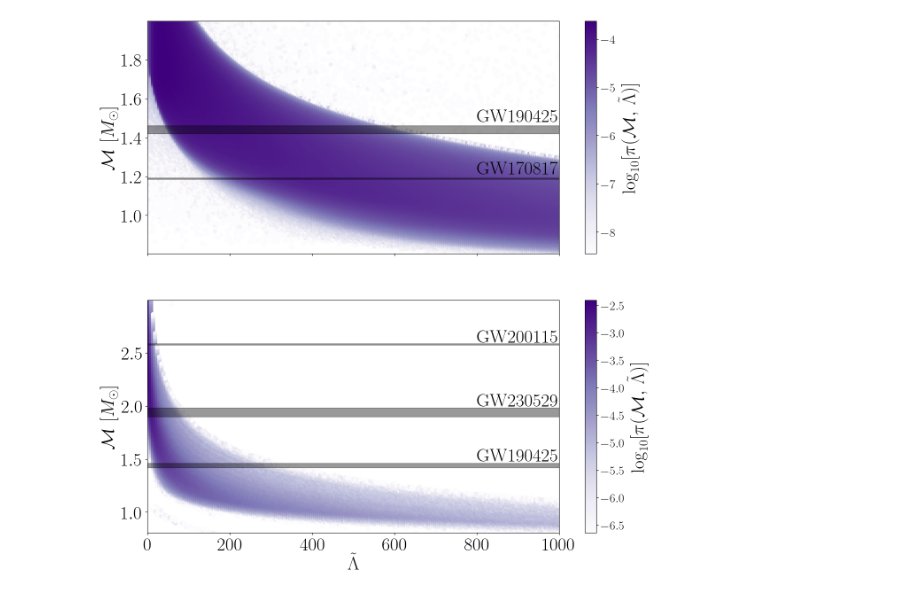
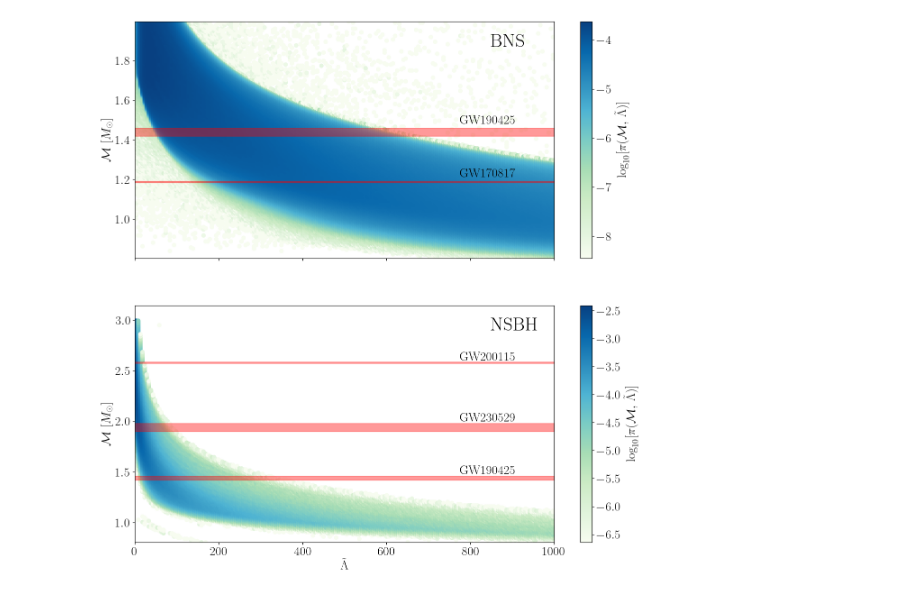
Before and after one commit to EckerChristian/MCLambdaBHNS, a Jupyter notebook: plotting_code/Fig_1_Plot_BNS_NSBH_priors.ipynb, the cells around one changed output. Saved outputs shown, nothing was run; the diff lists cells and outputs as text; code cells hidden in the pictures.

```diff
--- a/plotting_code/Fig_1_Plot_BNS_NSBH_priors.ipynb
+++ b/plotting_code/Fig_1_Plot_BNS_NSBH_priors.ipynb
@@ -107,48 +115,62 @@ Text(0.5, 0, '$\\tilde{\\Lambda}$')
 # %%
 # Increase global font size
 plt.rcParams.update({'font.size': 22})  # Adjust the size as needed
-the_fontsize = 30
+the_fontsize = 20
 # Create a figure with subplots
 fig, ax = plt.subplots(2, 1, sharex=True, figsize=(15, 15))
 
+ax[0].set_rasterized(True)
+
 # Plot the first panel (BNS)
-im1 = ax[0].scatter(tides, mass, c=np.log10(prob), cmap='Purples', alpha=1.0)
-ax[0].axhspan(1.42, 1.46, color='k', alpha=0.4)
-ax[0].annotate(r'GW190425', (800, 1.48), fontsize=the_fontsize)
-ax[0].axhspan(1.186, 1.192, color='k', alpha=0.4)
-ax[0].annotate(r'GW170817', (800, 1.212), fontsize=the_fontsize)
+#im1 = ax[0].scatter(tides, mass, c=np.log10(prob), cmap='Purples', alpha=1.0)
+im1 = ax[0].scatter(tides, mass, c=np.log10(prob), cmap='GnBu', alpha=1.0)
+ax[0].axhspan(1.42, 1.46, color='red', alpha=0.4)
+ax[0].annotate(r'GW190425', (775, 1.48), fontsize=the_fontsize)
+ax[0].axhspan(1.186, 1.192, color='red', alpha=0.4)
+ax[0].annotate(r'GW170817', (775, 1.212), fontsize=the_fontsize)
 ax[0].set_xlim(0, 1000)
 ax[0].set_ylim(min(mass), max(mass))
 ax[0].set_ylabel(r'$\mathcal{M}\,\left[M_\odot\right]$',fontsize=the_fontsize)
 
+plt.text(850, 5.7, r'${\rm BNS}$', fontsize=30)
+
 # Add a color bar to the first subplot
-fig.colorbar(im1, ax=ax[0], label=r'$\rm \log_{10}[\pi(\mathcal{M},\,\tilde{\Lambda})]$')
+#fig.colorbar(im1, ax=ax[0], label=r'$\rm \log_{10}[\pi(\mathcal{M},\,\tilde{\Lambda})]$')
+#fig.colorbar(im1, ax=ax[0])
+cb = fig.colorbar(im1, ax=ax[0])
+cb.set_label(label=r'$\rm \log_{10}[\pi(\mathcal{M},\,\tilde{\Lambda})]$', fontsize=20)
+ax[1].set_rasterized(True)
 
 # Plot the second panel (NSBH)
-im2 = ax[1].scatter(tides2, mass2, c=np.log10(prob2), cmap='Purples', alpha=1.0)
-ax[1].axhspan(1.42, 1.46, color='k', alpha=0.4)
-ax[1].annotate(r'GW190425', (800, 1.48), fontsize=the_fontsize)
-ax[1].axhspan(6.09 - 0.06, 6.09 + 0.06, color='k', alpha=0.4)
-ax[1].annotate(r'GW190814', (800, 6.09), fontsize=the_fontsize)
-ax[1].axhspan(1.94 - 0.04, 1.94 + 0.04, color='k', alpha=0.4)
-ax[1].annotate(r'GW230529', (800, 2.0), fontsize=the_fontsize)
-ax[1].axhspan(2.58 - 0.007, 2.58 + 0.006, color='k', alpha=0.4)
-ax[1].annotate(r'GW200115', (800, 2.6), fontsize=the_fontsize)
+#im2 = ax[1].scatter(tides2, mass2, c=np.log10(prob2), cmap='Purples', alpha=1.0)
+im2 = ax[1].scatter(tides2, mass2, c=np.log10(prob2), cmap='GnBu', alpha=1.0)
+ax[1].axhspan(1.42, 1.46, color='red', alpha=0.4)
+ax[1].annotate(r'GW190425', (775, 1.48), fontsize=the_fontsize)
+ax[1].axhspan(6.09 - 0.06, 6.09 + 0.06, color='red', alpha=0.4)
+ax[1].annotate(r'GW190814', (775, 6.09), fontsize=the_fontsize)
+ax[1].axhspan(1.94 - 0.04, 1.94 + 0.04, color='red', alpha=0.4)
+ax[1].annotate(r'GW230529', (775, 2.0), fontsize=the_fontsize)
+ax[1].axhspan(2.58 - 0.007, 2.58 + 0.006, color='red', alpha=0.4)
+ax[1].annotate(r'GW200115', (775, 2.6), fontsize=the_fontsize)
 ax[1].set_xlim(0, 1000)
-ax[1].set_ylim(min(mass2), max(mass2))
+ax[1].set_ylim(min(mass2), max(mass2)+0.15)
 ax[1].set_ylabel(r'$\mathcal{M}\,\left[M_\odot\right]$',fontsize=the_fontsize)
 ax[1].set_xlabel(r'$\tilde{\Lambda}$',fontsize=the_fontsize)
 
+plt.text(850, 2.9, r'${\rm NSBH}$', fontsize=30)
+
 # Adjust tick label font sizes
 for axis in ax:
-    axis.tick_params(axis='both', which='major', labelsize=the_fontsize)
+    axis.tick_params(axis='both', which='both', labelsize=the_fontsize)
 
 # Add a color bar to the second subplot
-fig.colorbar(im2, ax=ax[1], label=r'$\rm \log_{10}[\pi(\mathcal{M},\,\tilde{\Lambda})]$')
+#fig.colorbar(im2, ax=ax[1], label=r'$\rm \log_{10}[\pi(\mathcal{M},\,\tilde{\Lambda})]$')
+cb = fig.colorbar(im2, ax=ax[1])
+cb.set_label(label=r'$\rm \log_{10}[\pi(\mathcal{M},\,\tilde{\Lambda})]$', fontsize=20)
 
 # Adjust layout and save the figure
 #plt.tight_layout()
-plt.savefig('Fig_1_Physics_priors.pdf', dpi=500,bbox_inches='tight')
+plt.savefig('Fig_1_Physics_priors.pdf', dpi=200,bbox_inches='tight')
 plt.show()
 # %% [output]
-[figure, old version]
+[figure, new version]
```
Also changed, not shown: parts of 2 cells of this notebook, 1 other file.
